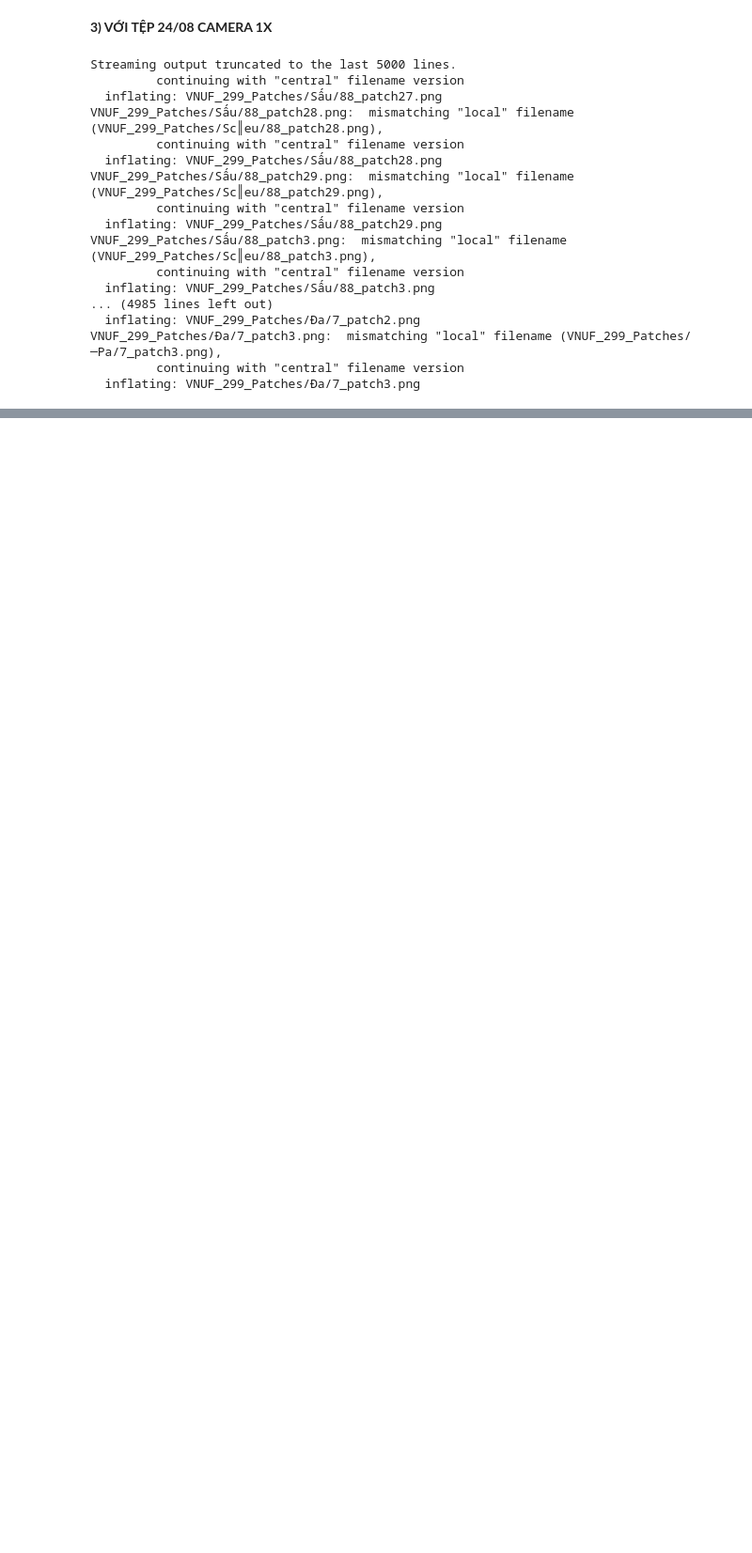
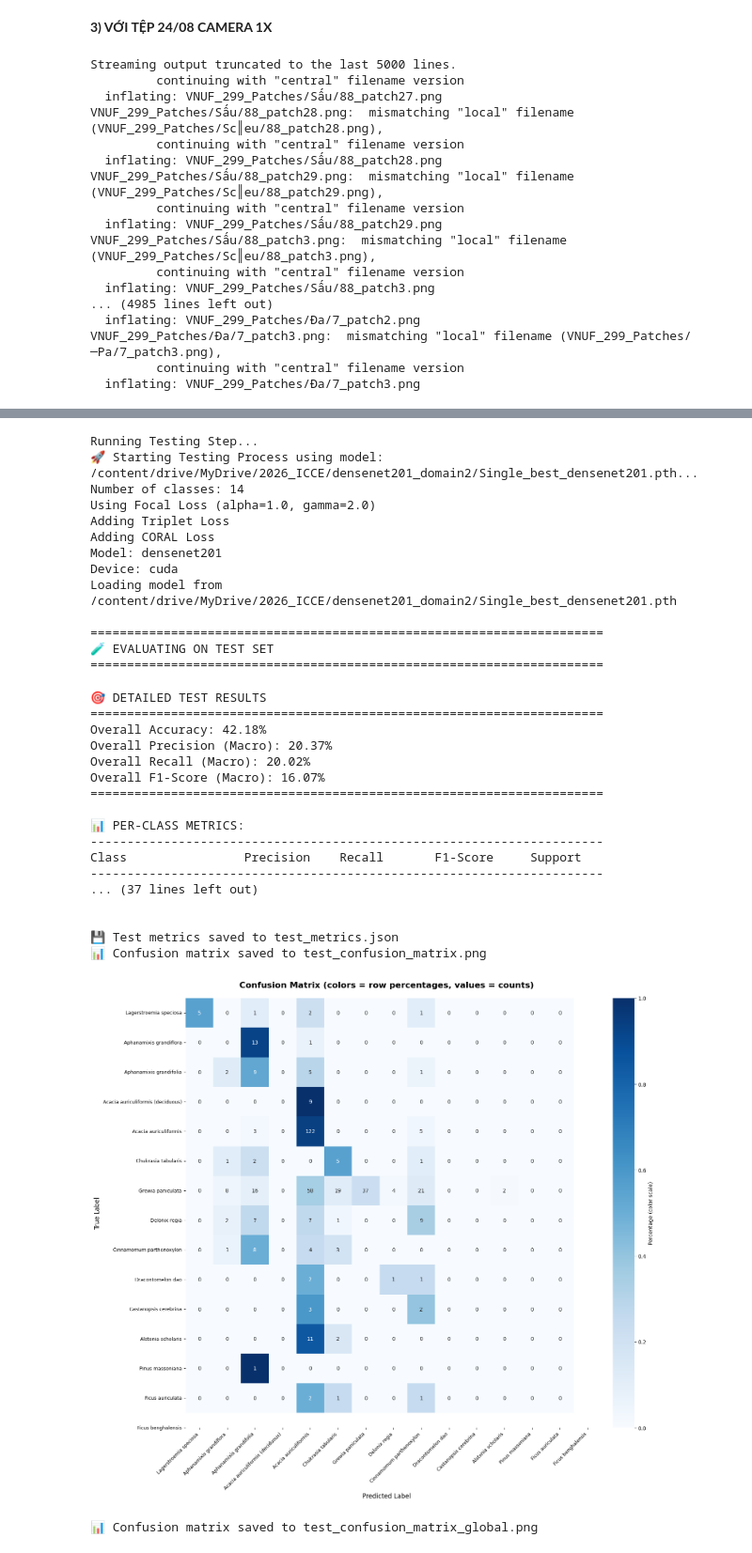
Before and after one commit to pietroduke/plant-identification-forest, a Jupyter notebook: icce_domain_adaptation_densenet201.ipynb, the cells around one changed output, grey strips where cells are left out. Shown at 94% size. Cells and saved outputs as stored; diff of their text form; code cells hidden in the pictures; blank space fills up the shorter version.

```diff
--- a/icce_domain_adaptation_densenet201.ipynb
+++ b/icce_domain_adaptation_densenet201.ipynb
@@ -523,7 +543,7 @@ class PlantModel(nn.Module):
         return logits, features
 
 class ModelTrainer:
-    def __init__(self, train_dir, val_dir, test_dir, model_name='xception',
+    def __init__(self, train_dir, val_dir, test_dir, model_name='densenet201',
                  img_size=224, batch_size=64, lr=1e-4, epochs=50,
                  use_focal_loss=False, focal_alpha=1, focal_gamma=2,
                  primary_loss=None, secondary_loss=None,
@@ -973,7 +993,7 @@ SCIENTIFIC_NAMES = [
 ]
 
 DEFAULT_CONFIG = {
-    'model_name': 'xception',
+    'model_name': 'densenet201',
     'img_size': 224,
     'batch_size': 64,
     'lr': 1e-4,
@@ -982,7 +1002,7 @@ DEFAULT_CONFIG = {
     'focal_alpha': 1.0,
     'focal_gamma': 2.0,
     # New loss components
-    'primary_loss': 'center',   # Options: 'triplet', 'center', 'triplet+center' or None
+    'primary_loss': 'triplet',   # Options: 'triplet', 'center', 'triplet+center' or None
     'secondary_loss': 'coral', # Options: 'entropy', 'pnorm', 'coral', 'mmd' or None
     'lambda_primary': 0.01,
     'lambda_secondary': 0.01
@@ -1004,7 +1024,7 @@ def run_training(config=DEFAULT_CONFIG):
         **config
     )
 
-    early_stopping = EarlyStopping(patience=10, min_delta=0.001, mode='max')
+    early_stopping = EarlyStopping(patience=30, min_delta=0.001, mode='max')
     checkpoint_name = f'Single_best_{config["model_name"]}.pth'
     model_checkpoint = ModelCheckpoint(filepath=checkpoint_name, monitor='val_acc', mode='max', save_best_only=True)
     reduce_lr = ReduceLROnPlateau(optimizer=trainer.optimizer, monitor='val_acc', mode='max', factor=0.5, patience=5, min_lr=1e-6, verbose=1)
@@ -1559,0 +1593,44 @@ Class                Precision    Recall       F1-Score     Support
+# %%
+TEST_DIR = "/content/100_0865_0040_modified_patches"
+# 2. Cell này dùng để Test riêng biệt
+print("Running Testing Step...")
+
+# Sử dụng model đã lưu từ lần train trước
+model_path = f"Single_best_{DEFAULT_CONFIG['model_name']}.pth"
+# model_path = "/content/drive/MyDrive/2026_ICCE/densenet201_domain2/Single_best_densenet201.pth"
+
+# Chạy test
+run_testing(model_path)
+# %% [output]
+Running Testing Step...
+🚀 Starting Testing Process using model: /content/drive/MyDrive/2026_ICCE/densenet201_domain2/Single_best_densenet201.pth...
+Number of classes: 14
+Using Focal Loss (alpha=1.0, gamma=2.0)
+Adding Triplet Loss
+Adding CORAL Loss
+Model: densenet201
+Device: cuda
+Loading model from /content/drive/MyDrive/2026_ICCE/densenet201_domain2/Single_best_densenet201.pth
+
+======================================================================
+🧪 EVALUATING ON TEST SET
+======================================================================
+🎯 DETAILED TEST RESULTS
+======================================================================
+Overall Accuracy: 42.18%
+Overall Precision (Macro): 20.37%
+Overall Recall (Macro): 20.02%
+Overall F1-Score (Macro): 16.07%
+======================================================================
+
+📊 PER-CLASS METRICS:
+----------------------------------------------------------------------
+Class                Precision    Recall       F1-Score     Support
+----------------------------------------------------------------------
+... (37 lines left out)
+
+
+💾 Test metrics saved to test_metrics.json
+📊 Confusion matrix saved to test_confusion_matrix.png
+[figure, added]
+📊 Confusion matrix saved to test_confusion_matrix_global.png
```
Also changed, not shown: parts of 13 cells of this notebook.
